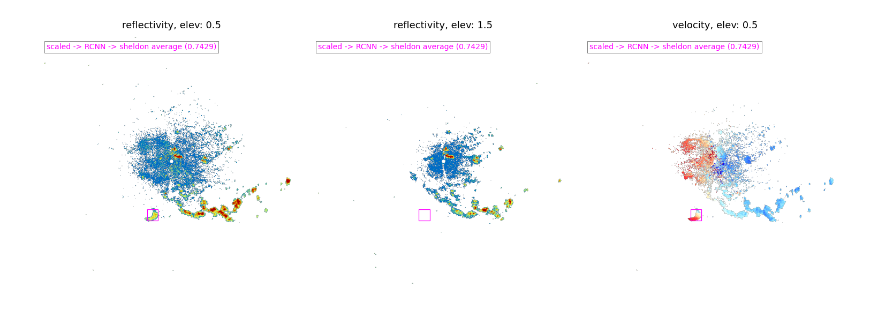
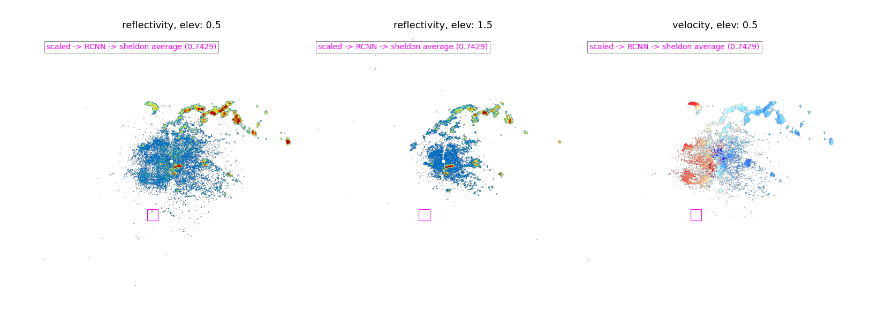
Before and after one commit to darkecology/wsrdata, a Jupyter notebook: tools/visualization.ipynb, the cells around one changed output. Cells and saved outputs as stored; diff of their text form; code cells hidden in the pictures.

Commit message:
visualization notebook

```diff
--- a/tools/visualization.ipynb
+++ b/tools/visualization.ipynb
@@ -36,9 +26,22 @@ ELEVATIONS = [0.5, 1.5, 2.5, 3.5, 4.5]
 
 radar = pyart.io.read_nexrad_archive(SCAN_FILE)
 data, fields, elevs, y, x = radar2mat(radar,
+                                      ydirection="ij",
                                       fields=ATTRIBUTES,
                                       coords='cartesian',
                                       r_max=150000,
                                       dim=600,
-                                      elevs=ELEVATIONS)
-with open("try.npy", "wb") as f: np.save(f, data.reshape((-1)))
+                                      elevs=ELEVATIONS,)
+
+fig, axs = plt.subplots(len(ELEVATIONS), len(ATTRIBUTES), figsize=(21, 35), constrained_layout=True)
+# fig.tight_layout()
+for i, attr in enumerate(ATTRIBUTES):
+    for j, elev in enumerate(ELEVATIONS):
+        subplt = axs[j, i]
+        subplt.axis('off')
+        subplt.set_title(f"{attr}, elev: {elev}", fontsize=18)
+        cm = plt.get_cmap(pyart.config.get_field_colormap(attr))
+        rgb = cm(NORMALIZERS[attr](data[i, j, :, :]))
+        subplt.imshow(rgb, origin='lower')
+
+plt.show()
@@ -80,8 +52,8 @@ plt.show()
 
 # define which scan to visualize, which json to be the source of annotations
 SCAN = "KAMX20101024_112106_V03"
-JSON_PATH = "/scratch2/wenlongzhao/roosts2021/libs/wsrdata/datasets/roosts-v0.1.0-official/roosts-v0.1.0.json"
-OUTPUT_DIR = "/scratch2/wenlongzhao/roosts2021/libs/wsrdata/datasets/roosts-v0.1.0-official/visualization"
+JSON_PATH = "/scratch2/wenlongzhao/roosts2021/libs/wsrdata/datasets/roosts_v0.0.1/roosts_v0.0.1.json"
+OUTPUT_DIR = "/scratch2/wenlongzhao/roosts2021/libs/wsrdata/datasets/roosts_v0.0.1/visualization"
 
 # colors for bboxes
 color_array = [
@@ -92,53 +64,43 @@ color_array = [
     '#FFFF00'
 ]
 
 with open(JSON_PATH, "r") as f:
     dataset = json.load(f)
 scan_to_id = {}
-for split in dataset["scans"]:
-    for scan in dataset["scans"][split]:
-        scan_to_id[scan["scan"]] = (split, scan["scan_id"])
-scan = dataset["scans"][scan_to_id[SCAN][0]][scan_to_id[SCAN][1]]
+for scan in dataset["scans"]:
+    scan_to_id[scan["key"]] = scan["id"]
+scan = dataset["scans"][scan_to_id[SCAN]]
+attributes = dataset["info"]["array_fields"]
+elevations = dataset["info"]["array_elevations"]
 
-array = np.load(os.path.join(dataset["info"]["array_dir"], scan["array_path"]))
-array_channel_indices = dataset["info"]["array_channel_indices"]
+array = np.load(os.path.join(dataset["info"]["array_dir"], scan["array_path"]))["array"]
 
 fig, axs = plt.subplots(1, 3, figsize=(21,7), constrained_layout=True)
-for i, (attr, elev) in enumerate([("reflectivity", "0.5"), ("reflectivity", "1.5"), ("velocity", "0.5")]):
+
+for i, (attr, elev) in enumerate([("reflectivity", 0.5), ("reflectivity", 1.5), ("velocity", 0.5)]):
     subplt = axs[i]
     subplt.axis('off')
     subplt.set_title(f"{attr}, elev: {elev}", fontsize=18)
     cm = plt.get_cmap(pyart.config.get_field_colormap(attr))
-    rgb = cm(NORMALIZERS[attr](array[array_channel_indices[attr][elev], :, :]))
-    subplt.imshow(rgb)
-    for annotation in scan["annotations"]:
-        bbox = annotation["bbox"]
-#         uncomment the following lines if the input bboxes contain annotator biases
-#         subplt.add_patch(
-#             plt.Rectangle((bbox[0], bbox[1]), bbox[2], bbox[3],
-#                           fill=False,
-#                           edgecolor=color_array[0],
-#                           linewidth=1.2)
-#         )
-#         subplt.text(10, 10, 'not scaled',
-#                     bbox=dict(facecolor='white', alpha=0.5),fontsize=14, color=color_array[0])
-
-#         bbox = scale_XYWH_box(bbox, dataset["info"]["bbox_scaling_factors"][annotation["bbox_annotator"]])
+    rgb = cm(NORMALIZERS[attr](array[attributes.index(attr), elevations.index(elev), :, :]))
+    subplt.imshow(rgb, origin='lower')
+    for annotation_id in scan["annotation_ids"]:
+        bbox = dataset["annotations"][annotation_id]["bbox"]
         subplt.add_patch(
             plt.Rectangle((bbox[0], bbox[1]), bbox[2], bbox[3],
                           fill=False,
                           edgecolor=color_array[1],
                           linewidth=1.2)
         )
         subplt.text(10, 40, 'scaled -> RCNN -> sheldon average (0.7429)',
                     bbox=dict(facecolor='white', alpha=0.5),fontsize=14, color=color_array[1])
 
 plt.show()
 
 
 if not os.path.exists(OUTPUT_DIR):
     os.mkdir(OUTPUT_DIR)
 fig.savefig(os.path.join(OUTPUT_DIR, SCAN+".png"), bbox_inches = "tight")
 plt.close(fig)
 # %% [output]
-[figure, old version]
+[figure, new version]
```
Also changed, not shown: parts of 4 cells of this notebook, 1 other file.
